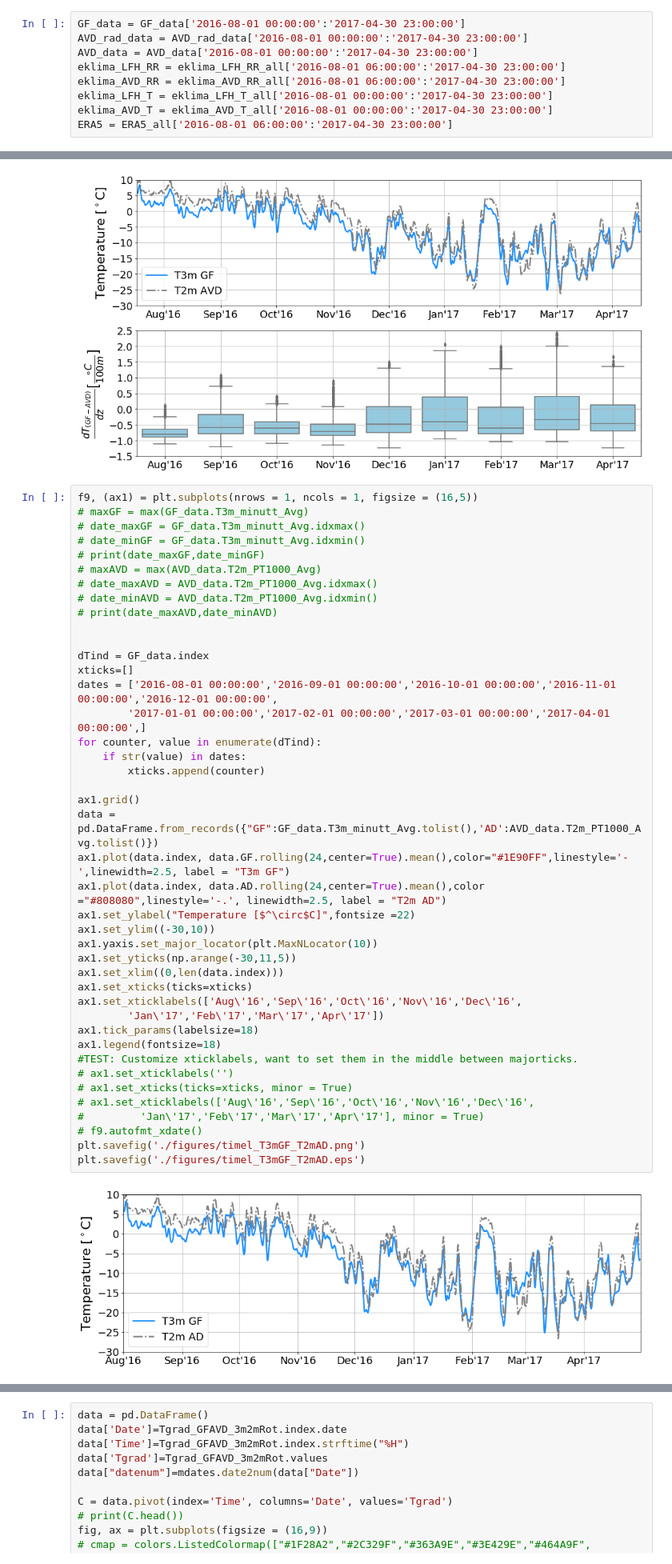
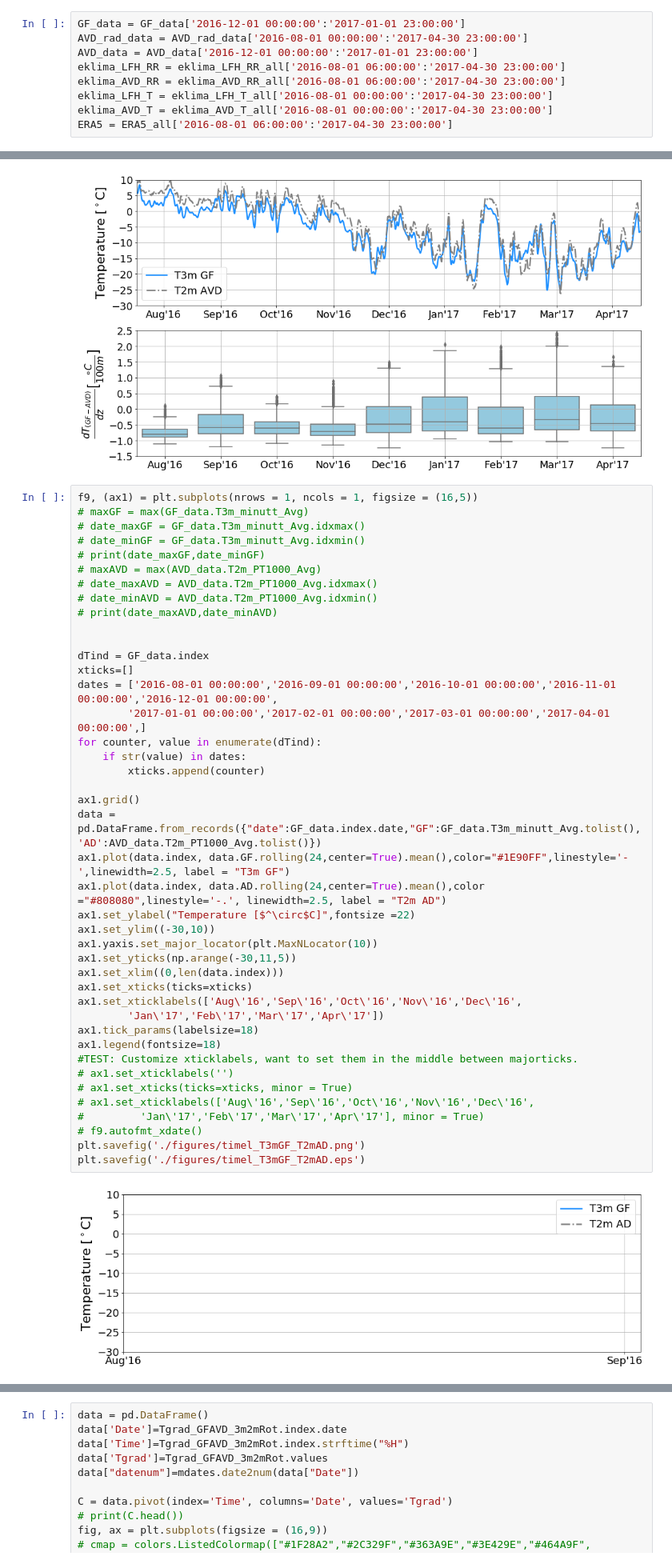
Before and after one commit to VroniH/MASvalSnowP, a Jupyter notebook: MA_figures_chap3_1.ipynb, the cells around one changed output, grey strips where cells are left out. Shown at 80% size. Cells and saved outputs as stored; diff of their text form.

```diff
--- a/MA_figures_chap3_1.ipynb
+++ b/MA_figures_chap3_1.ipynb
@@ -59,9 +59,9 @@ na_values='NaN',header=0, names= ['T'])
 eklima_AVD_T_all = pd.read_csv('data/AVD_T_ts.txt', index_col=0,parse_dates = True,
 na_values='NaN',header=0, names= ['T'])
 # %%
-GF_data = GF_data['2016-08-01 00:00:00':'2017-04-30 23:00:00']
+GF_data = GF_data['2016-12-01 00:00:00':'2017-01-01 23:00:00']
 AVD_rad_data = AVD_rad_data['2016-08-01 00:00:00':'2017-04-30 23:00:00']
-AVD_data = AVD_data['2016-08-01 00:00:00':'2017-04-30 23:00:00']
+AVD_data = AVD_data['2016-12-01 00:00:00':'2017-01-01 23:00:00']
 eklima_LFH_RR = eklima_LFH_RR_all['2016-08-01 06:00:00':'2017-04-30 23:00:00']
 eklima_AVD_RR = eklima_AVD_RR_all['2016-08-01 06:00:00':'2017-04-30 23:00:00']
 eklima_LFH_T = eklima_LFH_T_all['2016-08-01 00:00:00':'2017-04-30 23:00:00']
@@ -164,35 +167,35 @@ f9, (ax1) = plt.subplots(nrows = 1, ncols = 1, figsize = (16,5))
 dTind = GF_data.index
 xticks=[]
 dates = ['2016-08-01 00:00:00','2016-09-01 00:00:00','2016-10-01 00:00:00','2016-11-01 00:00:00','2016-12-01 00:00:00',
         '2017-01-01 00:00:00','2017-02-01 00:00:00','2017-03-01 00:00:00','2017-04-01 00:00:00',]
 for counter, value in enumerate(dTind):
     if str(value) in dates:
         xticks.append(counter)
 
 ax1.grid()
-data = pd.DataFrame.from_records({"GF":GF_data.T3m_minutt_Avg.tolist(),'AD':AVD_data.T2m_PT1000_Avg.tolist()})
+data = pd.DataFrame.from_records({"date":GF_data.index.date,"GF":GF_data.T3m_minutt_Avg.tolist(),'AD':AVD_data.T2m_PT1000_Avg.tolist()})
 ax1.plot(data.index, data.GF.rolling(24,center=True).mean(),color="#1E90FF",linestyle='-',linewidth=2.5, label = "T3m GF")
 ax1.plot(data.index, data.AD.rolling(24,center=True).mean(),color ="#808080",linestyle='-.', linewidth=2.5, label = "T2m AD")
 ax1.set_ylabel("Temperature [$^\circ$C]",fontsize =22)
 ax1.set_ylim((-30,10))
 ax1.yaxis.set_major_locator(plt.MaxNLocator(10))
 ax1.set_yticks(np.arange(-30,11,5))
 ax1.set_xlim((0,len(data.index)))
 ax1.set_xticks(ticks=xticks)
 ax1.set_xticklabels(['Aug\'16','Sep\'16','Oct\'16','Nov\'16','Dec\'16',
         'Jan\'17','Feb\'17','Mar\'17','Apr\'17'])
 ax1.tick_params(labelsize=18)
 ax1.legend(fontsize=18)
 #TEST: Customize xticklabels, want to set them in the middle between majorticks.
 # ax1.set_xticklabels('')
 # ax1.set_xticks(ticks=xticks, minor = True)
 # ax1.set_xticklabels(['Aug\'16','Sep\'16','Oct\'16','Nov\'16','Dec\'16',
 #         'Jan\'17','Feb\'17','Mar\'17','Apr\'17'], minor = True)
 # f9.autofmt_xdate()
 plt.savefig('./figures/timel_T3mGF_T2mAD.png')
 plt.savefig('./figures/timel_T3mGF_T2mAD.eps')
 # %% [output]
-[figure, old version]
+[figure, new version]
 # %%
 f9, (ax2) = plt.subplots(nrows = 1, ncols = 1, figsize = (16,5))
 sns.boxplot(Tgrad_GFAVD_3m2mRot.index.strftime("%b\'%y"),Tgrad_GFAVD_3m2mRot,ax=ax2,
```
Also changed, not shown: parts of 3 cells of this notebook, 43 other files.
